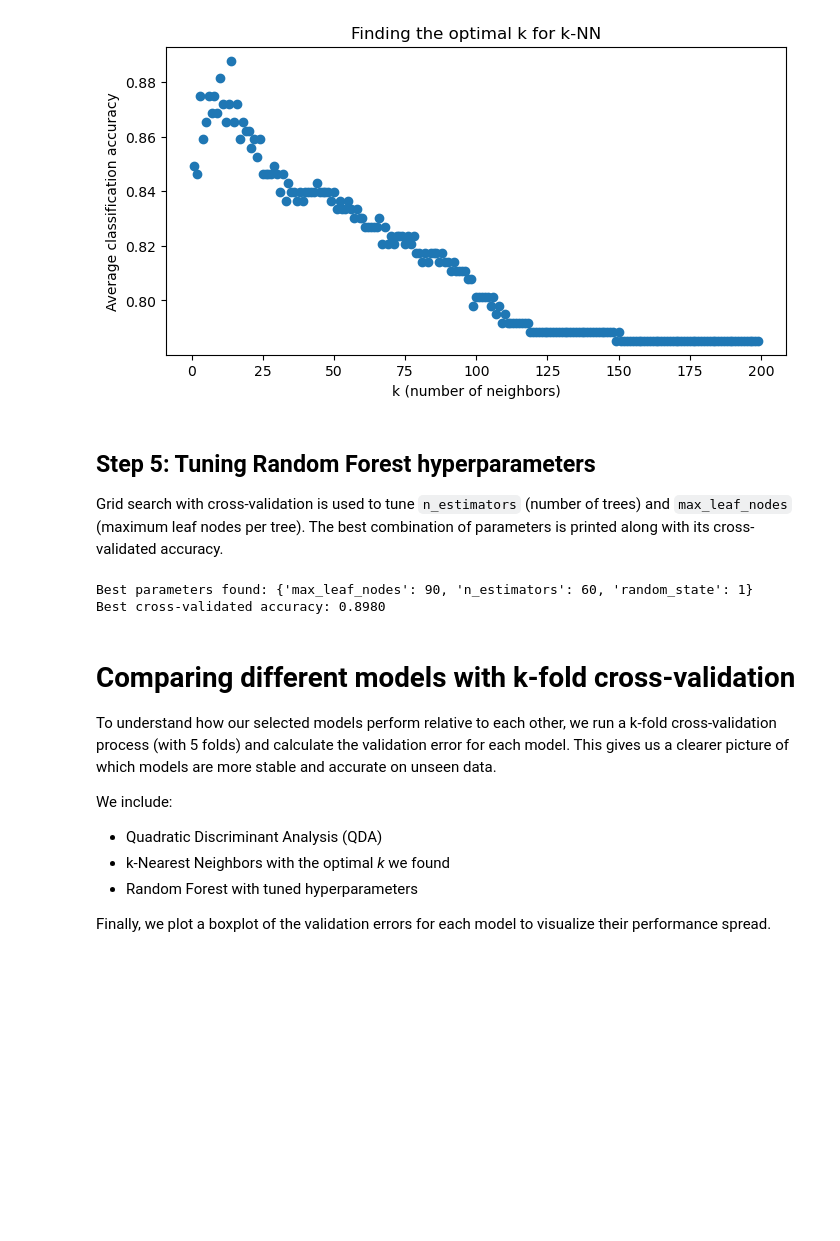
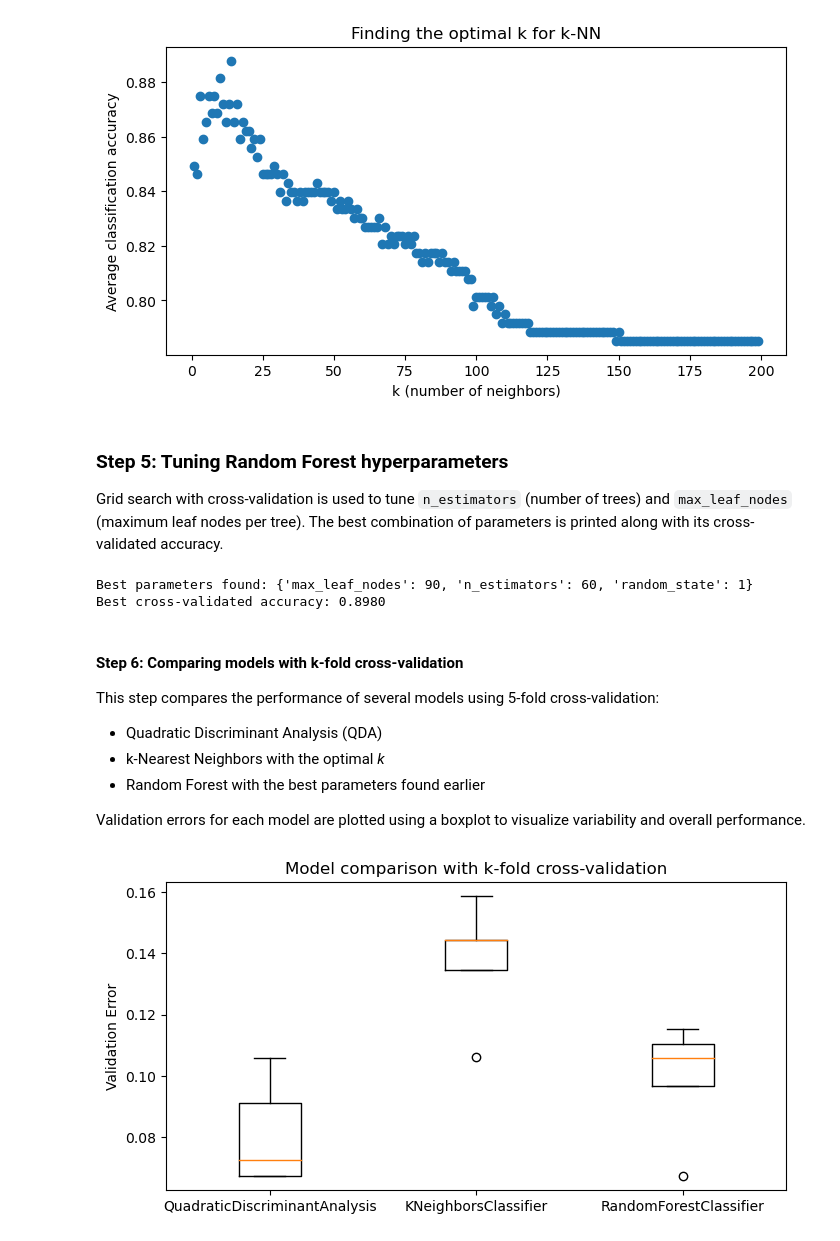
Before and after one commit to RaminMod/film-gender-classification, a Jupyter notebook: notebook/main.ipynb, the cells around one changed output. Saved outputs shown, nothing was run; the diff lists cells and outputs as text; code cells hidden in the pictures; blank space fills up the shorter version.

```diff
--- a/notebook/main.ipynb
+++ b/notebook/main.ipynb
@@ -124,7 +124,7 @@ plt.show()
 Optimal k: 14 with average accuracy: 0.8878
 [figure]
 # %% [markdown]
-## Step 5: Tuning Random Forest hyperparameters
+### **Step 5: Tuning Random Forest hyperparameters**
 
 Grid search with cross-validation is used to tune `n_estimators` (number of trees) and
 `max_leaf_nodes` (maximum leaf nodes per tree). The best combination of parameters is printed
@@ -152,49 +152,47 @@ print(f"Best cross-validated accuracy: {grid_search.best_score_:.4f}")
 Best parameters found: {'max_leaf_nodes': 90, 'n_estimators': 60, 'random_state': 1}
 Best cross-validated accuracy: 0.8980
 # %% [markdown]
-# Comparing different models with k-fold cross-validation
+#### **Step 6: Comparing models with k-fold cross-validation**
 
-To understand how our selected models perform relative to each other, we run a k-fold cross-validation
-process (with 5 folds) and calculate the validation error for each model. This gives us a clearer picture
-of which models are more stable and accurate on unseen data.
-
-We include:
+This step compares the performance of several models using 5-fold cross-validation:
 
 - Quadratic Discriminant Analysis (QDA)
-- k-Nearest Neighbors with the optimal *k* we found
-- Random Forest with tuned hyperparameters
+- k-Nearest Neighbors with the optimal *k*
+- Random Forest with the best parameters found earlier
 
-Finally, we plot a boxplot of the validation errors for each model to visualize their performance spread.
+Validation errors for each model are plotted using a boxplot to visualize variability
+and overall performance.
 # %%
-# Define the models to compare
-models = []
-models.append(skl_da.QuadraticDiscriminantAnalysis())
-models.append(skl_nb.KNeighborsClassifier(n_neighbors=optimal_k))
-models.append(RandomForestClassifier(
-    n_estimators=grid_search.best_params_['n_estimators'],
-    max_leaf_nodes=grid_search.best_params_['max_leaf_nodes'],
-    random_state=1
-))
+models = [
+    skl_da.QuadraticDiscriminantAnalysis(),
+    skl_nb.KNeighborsClassifier(n_neighbors=optimal_k),
+    RandomForestClassifier(
+        n_estimators=grid_search.best_params_['n_estimators'],
+        max_leaf_nodes=grid_search.best_params_['max_leaf_nodes'],
+        random_state=1
+    )
+]
 
-# k-fold cross-validation
 n_fold = 5
 misclassification = np.zeros((n_fold, len(models)))
 cv = skl_ms.KFold(n_splits=n_fold, random_state=2, shuffle=True)
 
 for i, (train_index, val_index) in enumerate(cv.split(X)):
     X_train, X_val = X.iloc[train_index], X.iloc[val_index]
     y_train, y_val = y.iloc[train_index], y.iloc[val_index]
 
     for j, model in enumerate(models):
         scaler = skl_pre.StandardScaler().fit(X_train)
         model.fit(scaler.transform(X_train), y_train)
         prediction = model.predict(scaler.transform(X_val))
         misclassification[i, j] = np.mean(prediction != y_val)
 
-# Boxplot to compare validation errors
+plt.figure(figsize=(8, 4))
 plt.boxplot(misclassification)
-plt.xticks(np.arange(len(models)) + 1, [type(model).__name__ for model in models])
+plt.xticks(np.arange(len(models)) + 1, [type(m).__name__ for m in models])
 plt.ylabel("Validation Error")
 plt.title("Model comparison with k-fold cross-validation")
 plt.show()
+# %% [output]
+[figure, added]
 # %% [markdown]
```
Also changed, not shown: parts of 7 cells of this notebook.
